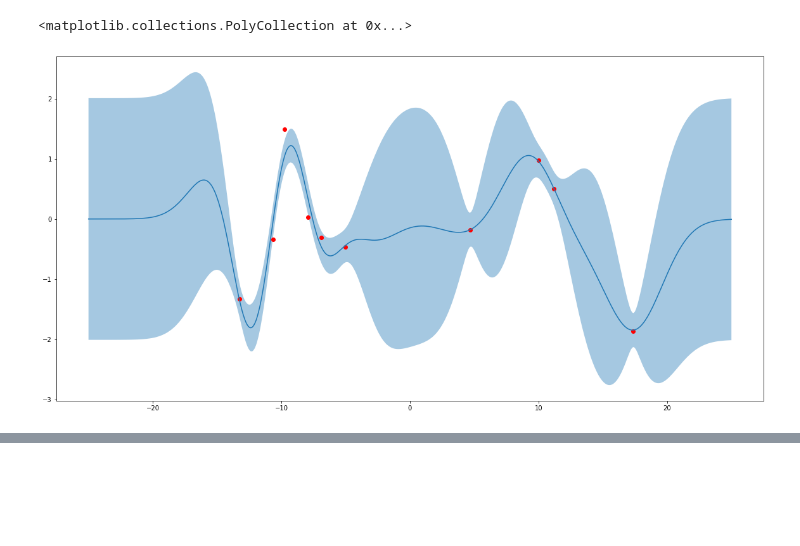
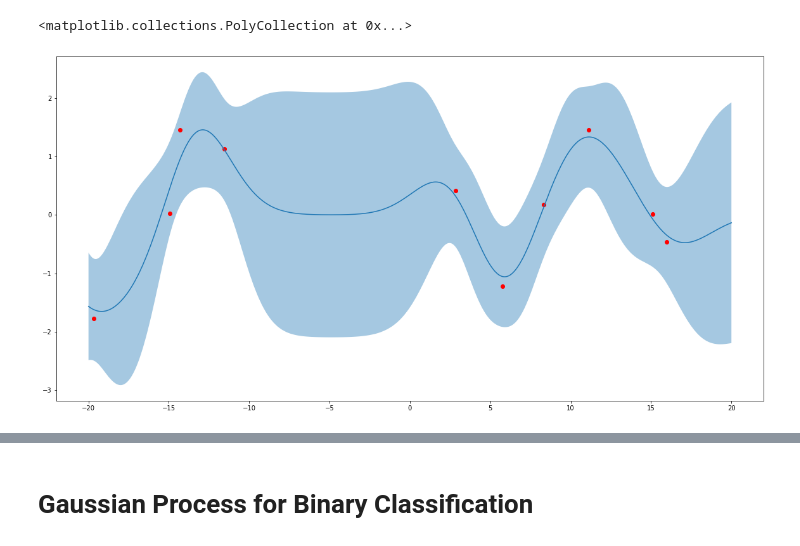
Before and after one commit to Stevenjin8/MLAPP-Solutions, a Jupyter notebook: notebooks/gaussian-process.ipynb, the cells around one changed output, grey strips where cells are left out. Drawn from its saved outputs; the diff is of its cells as text; code cells hidden in the pictures; blank space fills up the shorter version.

```diff
--- a/notebooks/gaussian-process.ipynb
+++ b/notebooks/gaussian-process.ipynb
@@ -6,0 +14,6 @@ import numba
+# %%
+def rbf_kernel(
+    x: np.ndarray, y: np.ndarray, sigma2: float = 1.0, ell: float = 1.0
+) -> np.ndarray:
+    """Vectorized rbf kernel"""
+    return sigma2 * np.exp(-(((np.expand_dims(x, axis=1) - y) / ell) ** 2).sum(axis=2))
@@ -88,6 +107,8 @@ class GPRegressor:
 # %%
-kernel_kwargs = {"s2": 10, "t":1}
-gp_regressor = GPRegressor(var_eps = 00.01, kernel=kernel, kernel_kwargs = kernel_kwargs)
+kernel_kwargs = {"sigma2": 1, "ell": 3}
+gp_regressor = GPRegressor(var_eps=00.1, kernel=rbf_kernel, kernel_kwargs=kernel_kwargs)
 gp_regressor.fit(x_train, y_train)
+
+x_test = np.linspace(-20, 20, 1000).reshape(-1, 1)
 mu_star, covar_star = gp_regressor.predict(x_test)
 sigma_star = np.diag(covar_star) ** 0.5
@@ -94,8 +117,10 @@ sigma_star = np.diag(covar_star) ** 0.5
 # %%
 plt.figure(figsize=(20, 10))
 plt.plot(x_train, y_train, "ro")
 plt.plot(x_test, mu_star)
-plt.fill_between(x_test.reshape(-1), mu_star + 2 * sigma_star, mu_star - 2 * sigma_star, alpha=0.4)
+plt.fill_between(
+    x_test.reshape(-1), mu_star + 2 * sigma_star, mu_star - 2 * sigma_star, alpha=0.4
+)
 # %% [output]
 <matplotlib.collections.PolyCollection at 0x...>
-[figure, old version]
+[figure, new version]
@@ -101,0 +128,2 @@ plt.fill_between(x_test.reshape(-1), mu_star + 2 * sigma_star, mu_star - 2 * sig
+# %% [markdown]
+# Gaussian Process for Binary Classification
```
Also changed, not shown: parts of 13 cells of this notebook, 15 other files.
